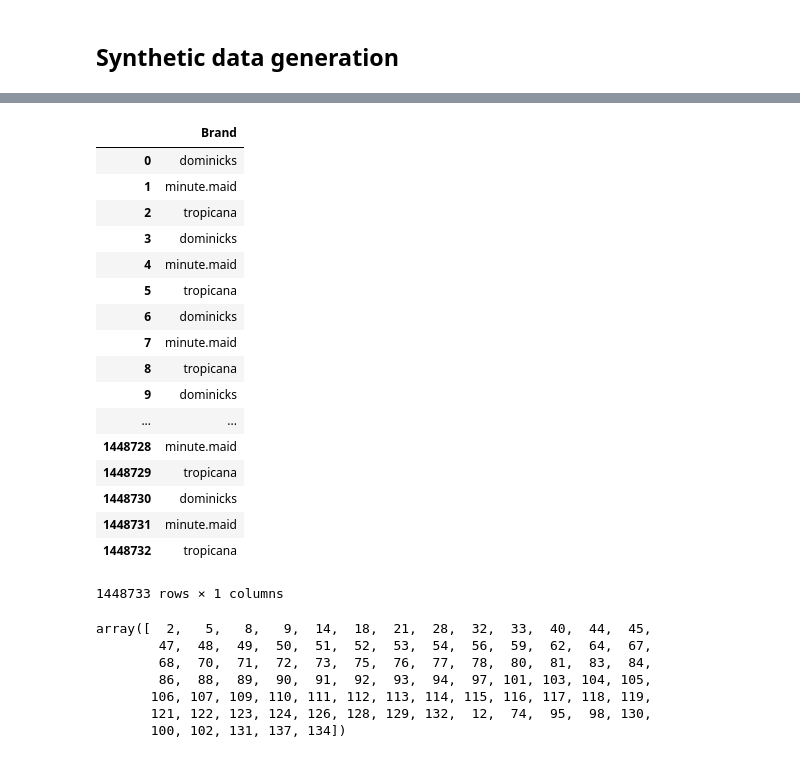
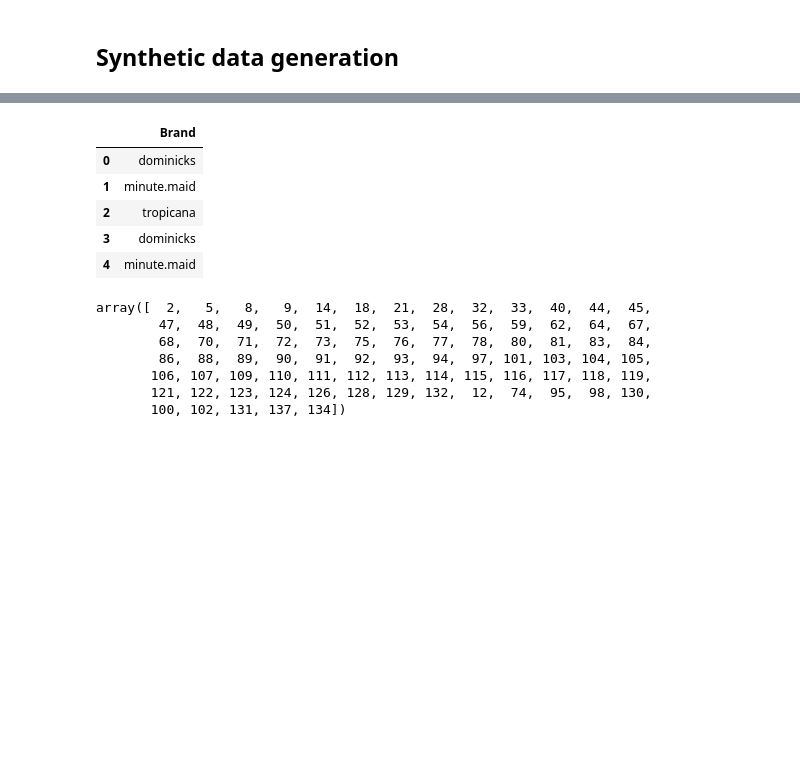
Before and after one commit to microsoft/solution-accelerator-many-models, a Jupyter notebook: 01_Data_Preparation/data-prep-forecasting-orange-juice-sales.ipynb, the cells around one changed output, grey strips where cells are left out. Cells and saved outputs as stored; diff of their text form; code cells hidden in the pictures; blank space fills up the shorter version.

```diff
--- a/01_Data_Preparation/data-prep-forecasting-orange-juice-sales.ipynb
+++ b/01_Data_Preparation/data-prep-forecasting-orange-juice-sales.ipynb
@@ -188,25 +168,14 @@ brands_list = pd.DataFrame(data=brand_data)
 # %%
 brands_df_all = pd.DataFrame()
 brands_df_all = pd.concat([brands_list]*482911, ignore_index=True)
+brands_df_all.head()
 # %% [output]
 |  | Brand |
 | 0 | dominicks |
 | 1 | minute.maid |
 | 2 | tropicana |
 | 3 | dominicks |
 | 4 | minute.maid |
-| 5 | tropicana |
-| 6 | dominicks |
-| 7 | minute.maid |
-| 8 | tropicana |
-| 9 | dominicks |
-| ... | ... |
-| 1448728 | minute.maid |
-| 1448729 | tropicana |
-| 1448730 | dominicks |
-| 1448731 | minute.maid |
-| 1448732 | tropicana |
-1448733 rows × 1 columns
 # %%
 data.Store.unique()
 # %% [output]
```
Also changed, not shown: parts of 17 cells of this notebook.
